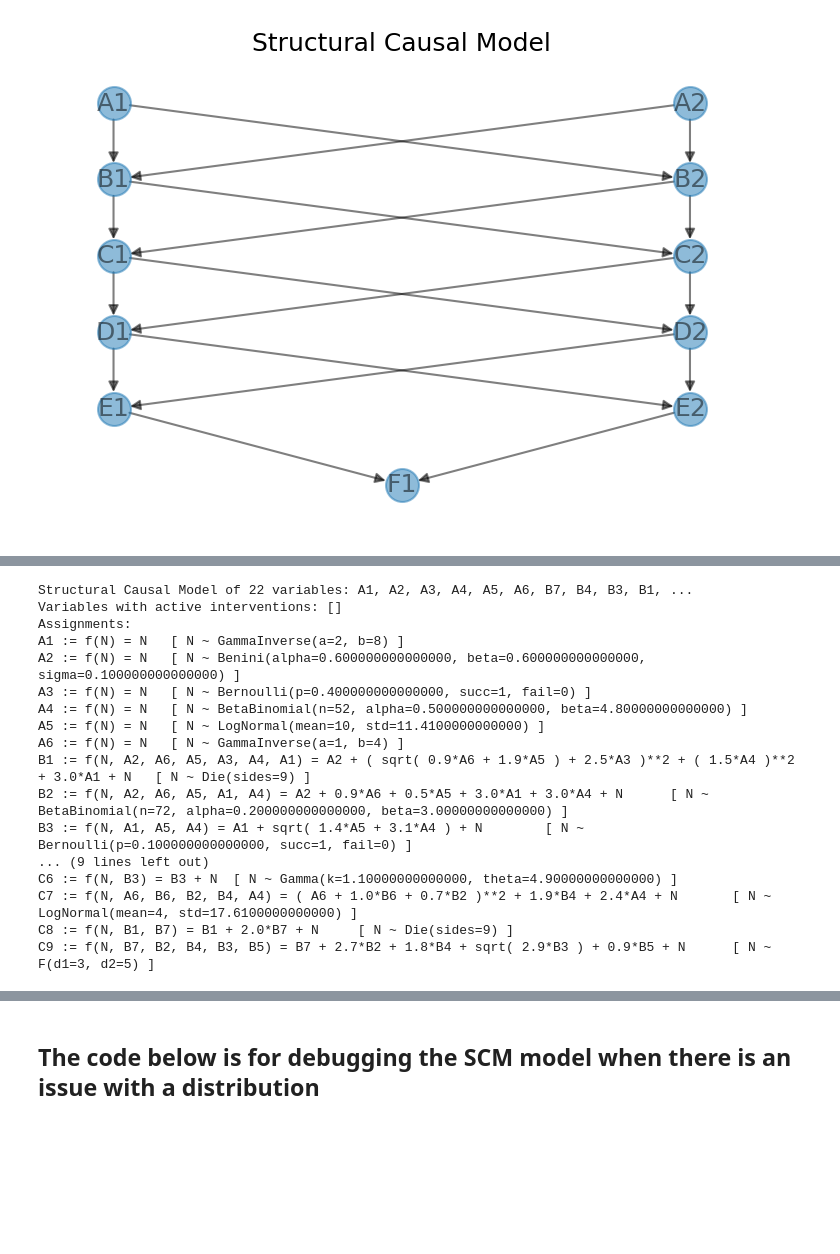
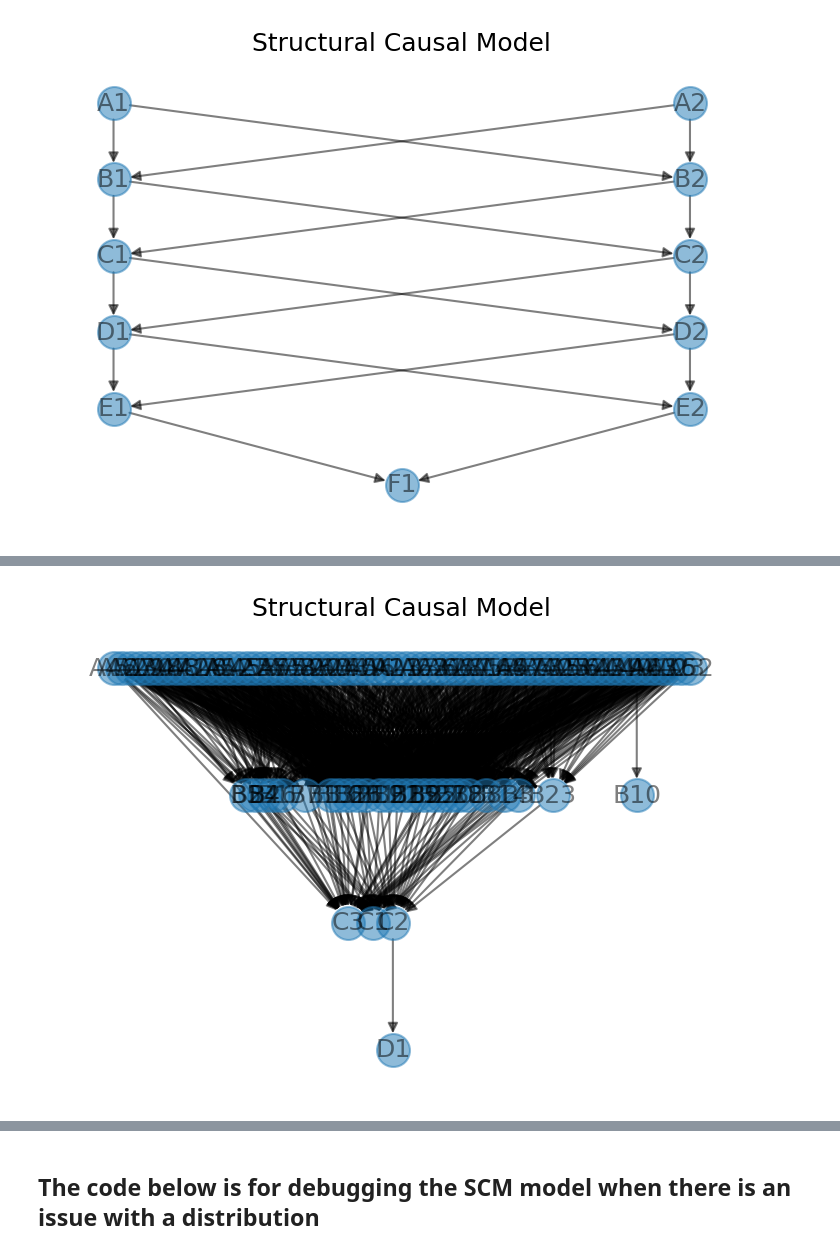
Before and after one commit to uvnikgupta/CDT, a Jupyter notebook: scm/test_dynamic_scm.ipynb, the cells around one changed output, grey strips where cells are left out. Cells and saved outputs as stored; diff of their text form; code cells hidden in the pictures; blank space fills up the shorter version.

```diff
--- a/scm/test_dynamic_scm.ipynb
+++ b/scm/test_dynamic_scm.ipynb
@@ -296,20 +257,7 @@ will be removed in a future version of SymPy.
-# %%
-print(scm)
-# %% [output]
-Structural Causal Model of 22 variables: A1, A2, A3, A4, A5, A6, B7, B4, B3, B1, ...
-Variables with active interventions: []
-Assignments:
-A1 := f(N) = N   [ N ~ GammaInverse(a=2, b=8) ]
-A2 := f(N) = N   [ N ~ Benini(alpha=0.600000000000000, beta=0.600000000000000, sigma=0.100000000000000) ]
-A3 := f(N) = N   [ N ~ Bernoulli(p=0.400000000000000, succ=1, fail=0) ]
-A4 := f(N) = N   [ N ~ BetaBinomial(n=52, alpha=0.500000000000000, beta=4.80000000000000) ]
-A5 := f(N) = N   [ N ~ LogNormal(mean=10, std=11.4100000000000) ]
-A6 := f(N) = N   [ N ~ GammaInverse(a=1, b=4) ]
-B1 := f(N, A2, A6, A5, A3, A4, A1) = A2 + ( sqrt( 0.9*A6 + 1.9*A5 ) + 2.5*A3 )**2 + ( 1.5*A4 )**2 + 3.0*A1 + N   [ N ~ Die(sides=9) ]
-B2 := f(N, A2, A6, A5, A1, A4) = A2 + 0.9*A6 + 0.5*A5 + 3.0*A1 + 3.0*A4 + N      [ N ~ BetaBinomial(n=72, alpha=0.200000000000000, beta=3.00000000000000) ]
-B3 := f(N, A1, A5, A4) = A1 + sqrt( 1.4*A5 + 3.1*A4 ) + N        [ N ~ Bernoulli(p=0.100000000000000, succ=1, fail=0) ]
-... (9 lines left out)
-C6 := f(N, B3) = B3 + N  [ N ~ Gamma(k=1.10000000000000, theta=4.90000000000000) ]
-C7 := f(N, A6, B6, B2, B4, A4) = ( A6 + 1.0*B6 + 0.7*B2 )**2 + 1.9*B4 + 2.4*A4 + N       [ N ~ LogNormal(mean=4, std=17.6100000000000) ]
-C8 := f(N, B1, B7) = B1 + 2.0*B7 + N     [ N ~ Die(sides=9) ]
-C9 := f(N, B7, B2, B4, B3, B5) = B7 + 2.7*B2 + 1.8*B4 + sqrt( 2.9*B3 ) + 0.9*B5 + N      [ N ~ F(d1=3, d2=5) ]
+# %%
+input_nodes = 100
+dSCM = DynamicSCM(complex_operations={False:5, "sqrt":1, "**2":1})
+scm = dSCM.create(input_nodes)
+scm.plot(node_size=250);
+# %% [output]
+[figure, added]
```
Also changed, not shown: parts of 17 cells of this notebook, 2 other files.
